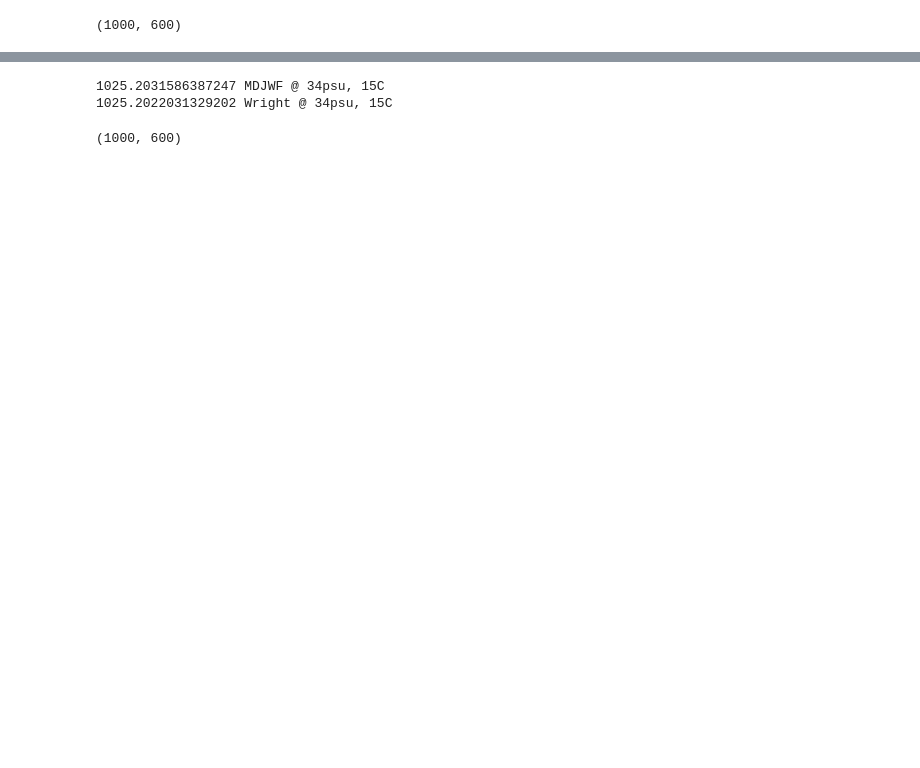
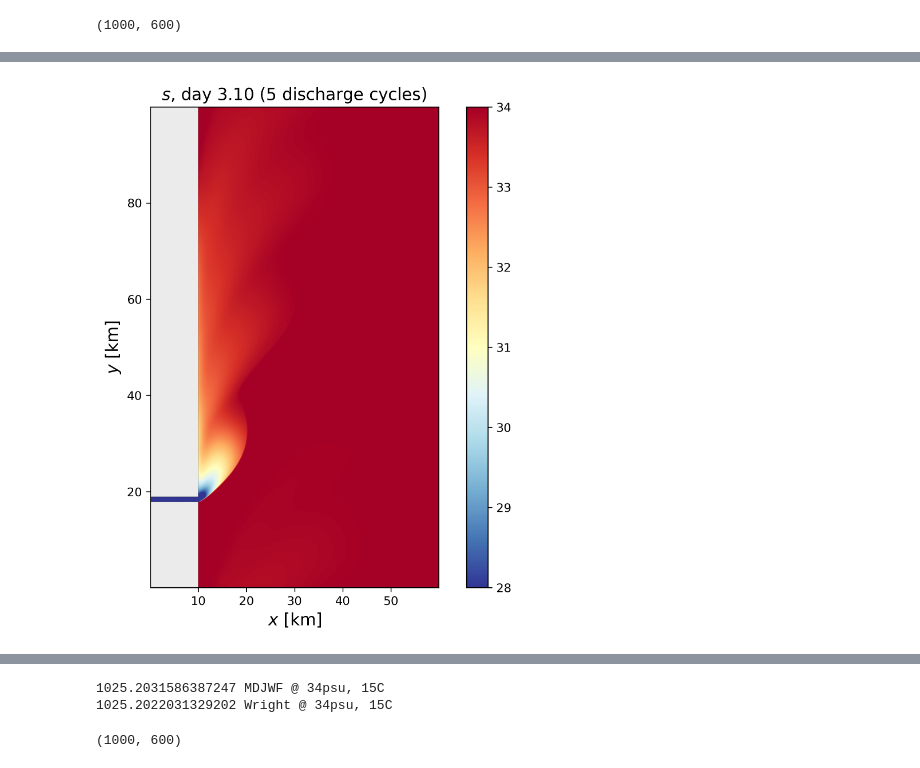
Before and after one commit to ElizabethYankovsky/MITgcm_codes, a Jupyter notebook: Plume_analysis/Analysis.ipynb, the cells around one changed output, grey strips where cells are left out. Cells and saved outputs as stored; diff of their text form; code cells hidden in the pictures; blank space fills up the shorter version.

```diff
--- a/Plume_analysis/Analysis.ipynb
+++ b/Plume_analysis/Analysis.ipynb
@@ -45,0 +80,32 @@ mask.shape
+# %%
+#Plotting surface salinity
+index = 149
+Salt = file1.variables['S'][index,0,:,:]
+Salt[mask==0]=np.nan
+Salt[Salt>=34]=34
+fig = plt.figure(figsize=(5, 8), dpi= 300, facecolor='w', edgecolor='k')
+ax1 = fig.add_axes([0.15,0.1,0.7,0.7])  #left pos. bottom pos. width, height #ax1 = fig.add_subplot(111)
+ax2 = fig.add_axes([.9, 0.1, 0.05, 0.7])
+
+quad1 = ax1.pcolormesh(xq/1000,yq/1000,Salt,cmap='RdYlBu_r',vmin=12.,vmax=34.,shading='gouraud')
+#quad1.cmap.set_over('')
+#ax1.set_xlim(0,30)
+current_cmap = matplotlib.cm.get_cmap()
+current_cmap.set_bad(color='silver')
+
+##depth contours
+#CS=ax1.contour(xq/1000, yq/1000, depth, [5.,10.,24.99],colors='w',alpha=0.8)
+#manual_locations = [(8, 60), (12, 70), (38, 80)]
+#ax1.clabel(CS, fontsize=12,fmt = '%1.0f',manual=manual_locations)
+#ax1.plot(40,10,'*',markersize=15,color='w')
+
+ax1.set_title('$s$, day %04.2f (5 discharge cycles) ' %(index/48.), fontsize=14)
+ax1.set_aspect('equal')
+ax1.set_facecolor((0.92, 0.92, 0.92))
+ax1.set_xlabel('$x$ [km]',fontsize=14)
+ax1.set_ylabel('$y$ [km]',fontsize=14)
+
+cb1 = fig.colorbar(quad1,ax2)
+#plt.title('(psu)', fontsize=14)
+# %% [output]
+[figure, added]
```
Also changed, not shown: parts of 10 cells of this notebook, 13 other files.
